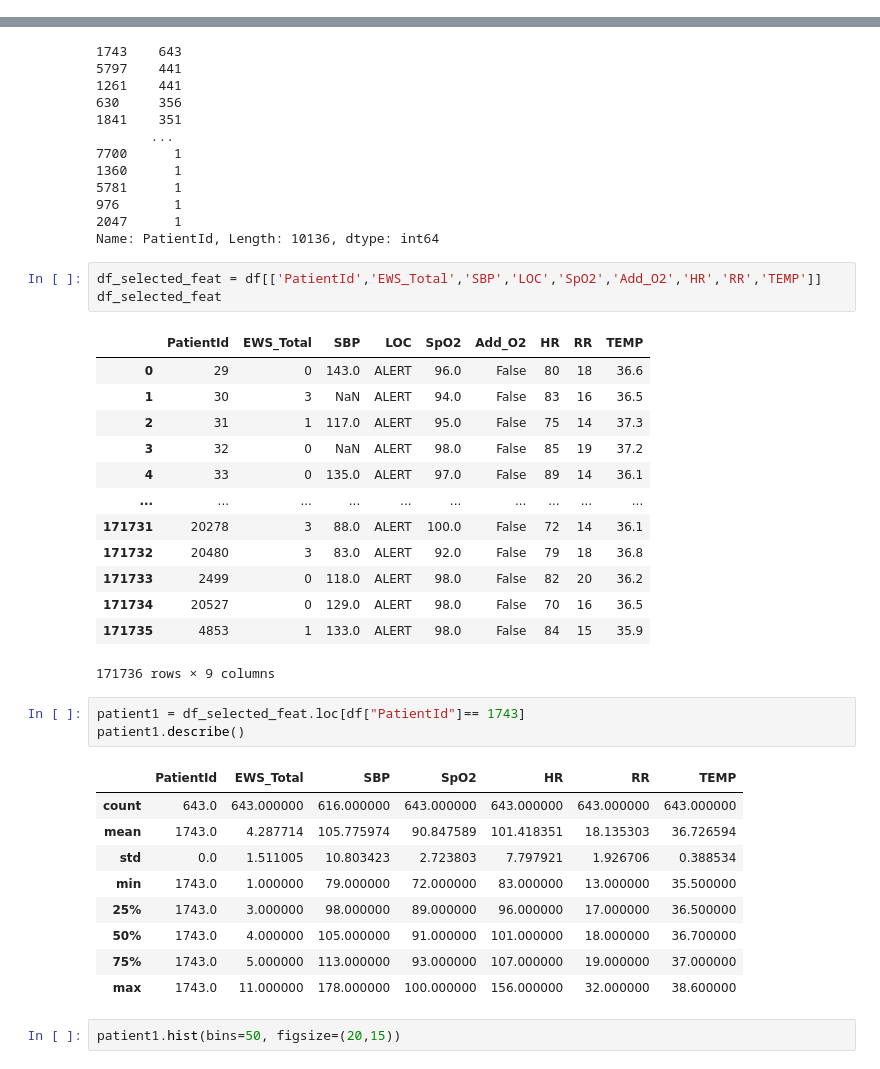
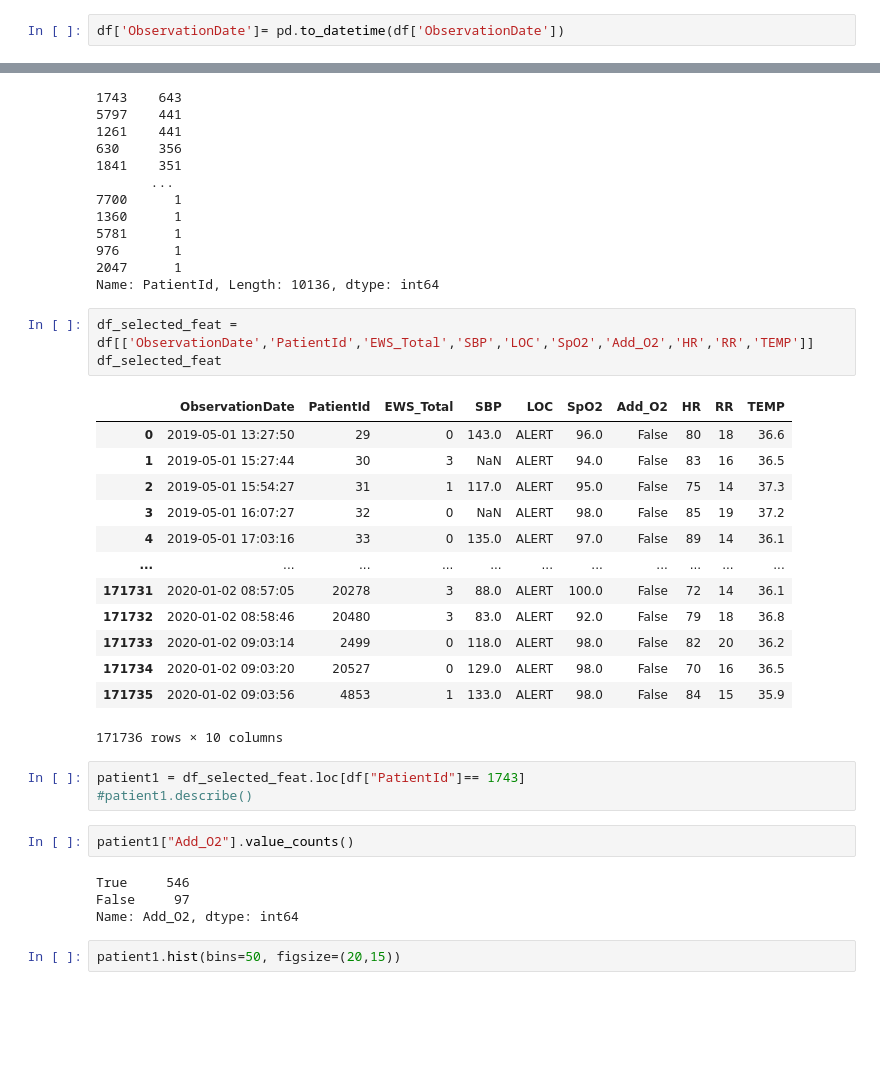
Before and after one commit to kustex/arinti_ews_usecase, a Jupyter notebook: arinti_EWS_notebook.ipynb, the cells around one changed output, grey strips where cells are left out. Saved outputs shown, nothing was run; the diff lists cells and outputs as text; blank space fills up the shorter version.

```diff
--- a/arinti_EWS_notebook.ipynb
+++ b/arinti_EWS_notebook.ipynb
@@ -32,5 +46,7 @@ Data columns (total 18 columns):
  17  TEMP_Score       171736 non-null  int64
 dtypes: float64(6), int64(8), object(4)
 memory usage: 23.6+ MB
+# %%
+df['ObservationDate']= pd.to_datetime(df['ObservationDate'])
 # %%
 df.isnull().sum()
@@ -75,35 +92,31 @@ total_patients
 2047      1
 Name: PatientId, Length: 10136, dtype: int64
 # %%
-df_selected_feat = df[['PatientId','EWS_Total','SBP','LOC','SpO2','Add_O2','HR','RR','TEMP']]
+df_selected_feat = df[['ObservationDate','PatientId','EWS_Total','SBP','LOC','SpO2','Add_O2','HR','RR','TEMP']]
 df_selected_feat
 # %% [output]
-|  | PatientId | EWS_Total | SBP | LOC | SpO2 | Add_O2 | HR | RR | TEMP |
-| 0 | 29 | 0 | 143.0 | ALERT | 96.0 | False | 80 | 18 | 36.6 |
-| 1 | 30 | 3 | NaN | ALERT | 94.0 | False | 83 | 16 | 36.5 |
-| 2 | 31 | 1 | 117.0 | ALERT | 95.0 | False | 75 | 14 | 37.3 |
-| 3 | 32 | 0 | NaN | ALERT | 98.0 | False | 85 | 19 | 37.2 |
-| 4 | 33 | 0 | 135.0 | ALERT | 97.0 | False | 89 | 14 | 36.1 |
-| ... | ... | ... | ... | ... | ... | ... | ... | ... | ... |
-| 171731 | 20278 | 3 | 88.0 | ALERT | 100.0 | False | 72 | 14 | 36.1 |
-| 171732 | 20480 | 3 | 83.0 | ALERT | 92.0 | False | 79 | 18 | 36.8 |
-| 171733 | 2499 | 0 | 118.0 | ALERT | 98.0 | False | 82 | 20 | 36.2 |
-| 171734 | 20527 | 0 | 129.0 | ALERT | 98.0 | False | 70 | 16 | 36.5 |
-| 171735 | 4853 | 1 | 133.0 | ALERT | 98.0 | False | 84 | 15 | 35.9 |
+|  | ObservationDate | PatientId | EWS_Total | SBP | LOC | SpO2 | Add_O2 | HR | RR | TEMP |
+| 0 | 2019-05-01 13:27:50 | 29 | 0 | 143.0 | ALERT | 96.0 | False | 80 | 18 | 36.6 |
+| 1 | 2019-05-01 15:27:44 | 30 | 3 | NaN | ALERT | 94.0 | False | 83 | 16 | 36.5 |
+| 2 | 2019-05-01 15:54:27 | 31 | 1 | 117.0 | ALERT | 95.0 | False | 75 | 14 | 37.3 |
+| 3 | 2019-05-01 16:07:27 | 32 | 0 | NaN | ALERT | 98.0 | False | 85 | 19 | 37.2 |
+| 4 | 2019-05-01 17:03:16 | 33 | 0 | 135.0 | ALERT | 97.0 | False | 89 | 14 | 36.1 |
+| ... | ... | ... | ... | ... | ... | ... | ... | ... | ... | ... |
+| 171731 | 2020-01-02 08:57:05 | 20278 | 3 | 88.0 | ALERT | 100.0 | False | 72 | 14 | 36.1 |
+| 171732 | 2020-01-02 08:58:46 | 20480 | 3 | 83.0 | ALERT | 92.0 | False | 79 | 18 | 36.8 |
+| 171733 | 2020-01-02 09:03:14 | 2499 | 0 | 118.0 | ALERT | 98.0 | False | 82 | 20 | 36.2 |
+| 171734 | 2020-01-02 09:03:20 | 20527 | 0 | 129.0 | ALERT | 98.0 | False | 70 | 16 | 36.5 |
+| 171735 | 2020-01-02 09:03:56 | 4853 | 1 | 133.0 | ALERT | 98.0 | False | 84 | 15 | 35.9 |
-171736 rows × 9 columns
+171736 rows × 10 columns
 # %%
 patient1 = df_selected_feat.loc[df["PatientId"]== 1743]
-patient1.describe()
+#patient1.describe()
-# %% [output]
-|  | PatientId | EWS_Total | SBP | SpO2 | HR | RR | TEMP |
-| count | 643.0 | 643.000000 | 616.000000 | 643.000000 | 643.000000 | 643.000000 | 643.000000 |
-| mean | 1743.0 | 4.287714 | 105.775974 | 90.847589 | 101.418351 | 18.135303 | 36.726594 |
-| std | 0.0 | 1.511005 | 10.803423 | 2.723803 | 7.797921 | 1.926706 | 0.388534 |
-| min | 1743.0 | 1.000000 | 79.000000 | 72.000000 | 83.000000 | 13.000000 | 35.500000 |
-| 25% | 1743.0 | 3.000000 | 98.000000 | 89.000000 | 96.000000 | 17.000000 | 36.500000 |
-| 50% | 1743.0 | 4.000000 | 105.000000 | 91.000000 | 101.000000 | 18.000000 | 36.700000 |
-| 75% | 1743.0 | 5.000000 | 113.000000 | 93.000000 | 107.000000 | 19.000000 | 37.000000 |
-| max | 1743.0 | 11.000000 | 178.000000 | 100.000000 | 156.000000 | 32.000000 | 38.600000 |
+# %%
+patient1["Add_O2"].value_counts()
+# %% [output]
+True     546
+False     97
+Name: Add_O2, dtype: int64
 # %%
 patient1.hist(bins=50, figsize=(20,15))
 # %% [output]
```
Also changed, not shown: parts of 22 cells of this notebook.
